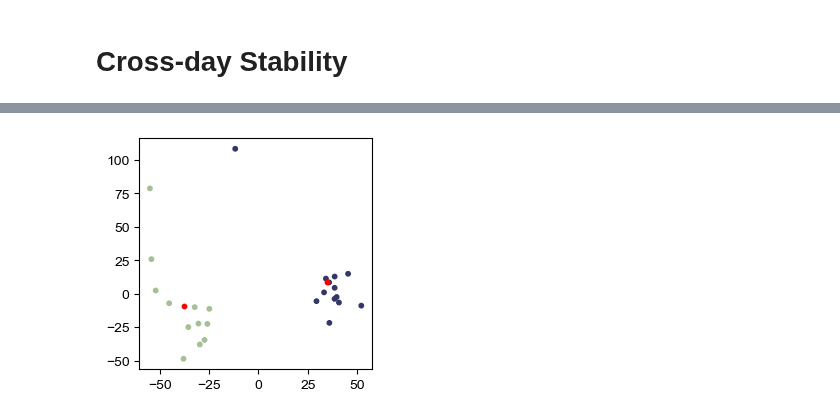
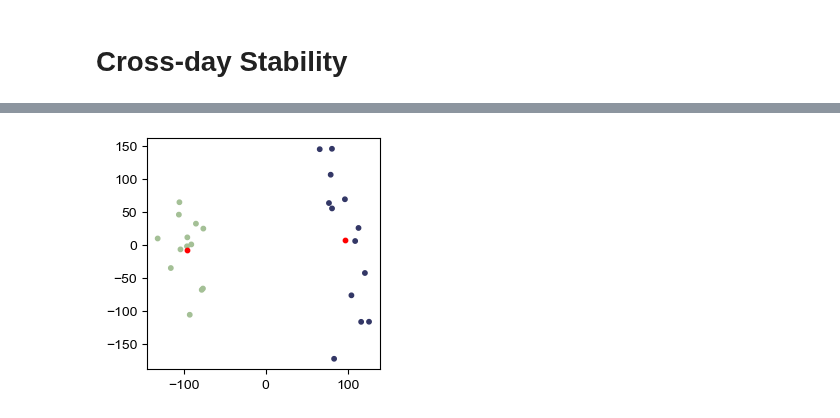
Before and after one commit to YAO-Shuyang/PlotFigures, a Jupyter notebook: NodeFigures/Fig0858 - Map Decomposition.ipynb, the cells around one changed output, grey strips where cells are left out. Saved outputs shown, nothing was run; the diff lists cells and outputs as text; code cells hidden in the pictures.

```diff
--- a/NodeFigures/Fig0858 - Map Decomposition.ipynb
+++ b/NodeFigures/Fig0858 - Map Decomposition.ipynb
@@ -25,7 +25,7 @@ def get_lapwise_ratemap(trace: dict):
             (np.isnan(trace['spike_nodes_original']) == False)
         )[0]
 
-        spike_nodes = trace['spike_nodes_original'][spike_idx].astype(np.int64)-1
+        spike_nodes = spike_nodes_transform(trace['spike_nodes_original'][spike_idx].astype(np.int64), 12)-1
         Spikes = trace['Spikes_original'][:, spike_idx]
 
         spike_train = SpikeTrain(
@@ -53,7 +53,7 @@ def get_init_centroid(route: int, trace: dict):
 
     return cent0, cent1
 
-def _preprocess(route: int, smoothed_map: np.ndarray, routes: np.ndarray, nodes):
+def _preprocess(route: int, smoothed_map: np.ndarray, routes: np.ndarray, nodes: np.ndarray, _range: np.ndarray):
     idx1 = np.where(routes == route)[0]
     if route in [1, 2, 3]:
         idx0 = np.where(nodes == 0)[0]
@@ -65,8 +65,8 @@ def _preprocess(route: int, smoothed_map: np.ndarray, routes: np.ndarray, nodes)
         Father2SonGraph[i] for i in CP_DSP[route]
     ])
     """
-    bins = CP_DSP[route]
-    smoothed_map = smoothed_map[:, bins-1, :]
+    bins = CP_DSP[route][_range]
+    # smoothed_map = smoothed_map[:, bins-1, :]
     routes = routes[np.concatenate([idx0, idx1])]
     nodes = nodes[np.concatenate([idx0, idx1])]
 
@@ -124,42 +212,42 @@ with open(f2['Trace File'][34], 'rb') as handle:
     trace = pickle.load(handle)
 
 smoothed_map, routes, nodes = get_lapwise_ratemap(trace)
-# %%
-
-#cent0, cent1 = get_init_centroid(1, trace)
-smoothed_map_p, routes_p, nodes_p, cent0, cent1 = _preprocess(4, smoothed_map, routes, nodes)
-pca = PCA(n_components=2)
-reduced_data = pca.fit_transform(smoothed_map_p)
-kmean = KMeans(n_clusters=2, init=np.vstack([cent0, cent1]))
-kmean.fit(smoothed_map_p)
-labels = kmean.labels_
 # %%
-plt.figure(figsize=(3, 3))
-plt.scatter(
-    reduced_data[:, 0],
-    reduced_data[:, 1],
-    s=10,
-    c=MAPPaletteRGBA[labels, :]#DSPPaletteRGBA[routes_p, :]#
-)
-centrd = pca.transform(np.vstack([cent0, cent1]))
-plt.scatter(
-    centrd[:, 0],
-    centrd[:, 1],
-    s=10,
-    c='red'
-)
-plt.figure(figsize=(3, 3))
-plt.scatter(
-    reduced_data[:, 0],
-    reduced_data[:, 1],
-    s=10,
-    c=DSPPaletteRGBA[routes_p, :]#MAPPaletteRGBA[labels, :]#
-)
-centrd = pca.transform(np.vstack([cent0, cent1]))
-plt.scatter(
-    centrd[:, 0],
-    centrd[:, 1],
-    s=10,
-    c='red'
-)
+for i in range(1, 7):
+    smoothed_map_p, routes_p, nodes_p, cent0, cent1 = _preprocess(i, smoothed_map, routes, nodes)
+
+    pca = PCA(n_components=2)
+    reduced_data = pca.fit_transform(smoothed_map_p)
+    kmean = KMeans(n_clusters=2, init=np.vstack([cent0, cent1]))
+    kmean.fit(smoothed_map_p)
+    labels = kmean.labels_
+
+    plt.figure(figsize=(3, 3))
+    plt.scatter(
+        reduced_data[:, 0],
+        reduced_data[:, 1],
+        s=10,
+        c=MAPPaletteRGBA[labels, :] # DSPPaletteRGBA[routes_p, :]#
+    )
+    centrd = pca.transform(np.vstack([cent0, cent1]))
+    plt.scatter(
+        centrd[:, 0],
+        centrd[:, 1],
+        s=10,
+        c='red'
+    )
+    plt.figure(figsize=(3, 3))
+    plt.scatter(
+        reduced_data[:, 0],
+        reduced_data[:, 1],
+        s=10,
+        c=DSPPaletteRGBA[routes_p, :] # MAPPaletteRGBA[labels, :]#
+    )
+    centrd = pca.transform(np.vstack([cent0, cent1]))
+    plt.scatter(
+        centrd[:, 0],
+        centrd[:, 1],
+        s=10,
+        c='red'
+    )
 # %% [output]
@@ -167 +254 @@ plt.scatter(
-[figure, old version]
+[figure, new version]
```
Also changed, not shown: parts of 4 cells of this notebook, 2 other files.
